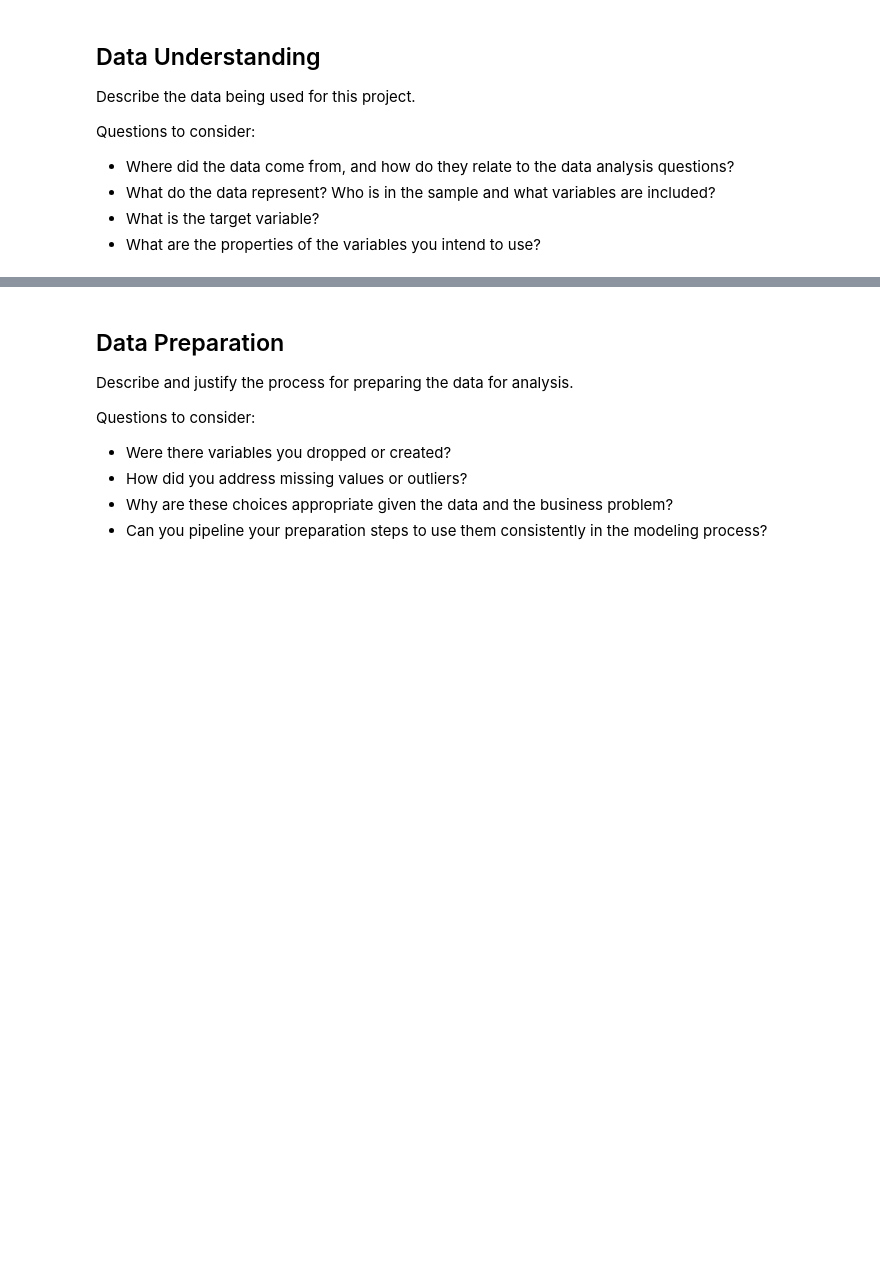
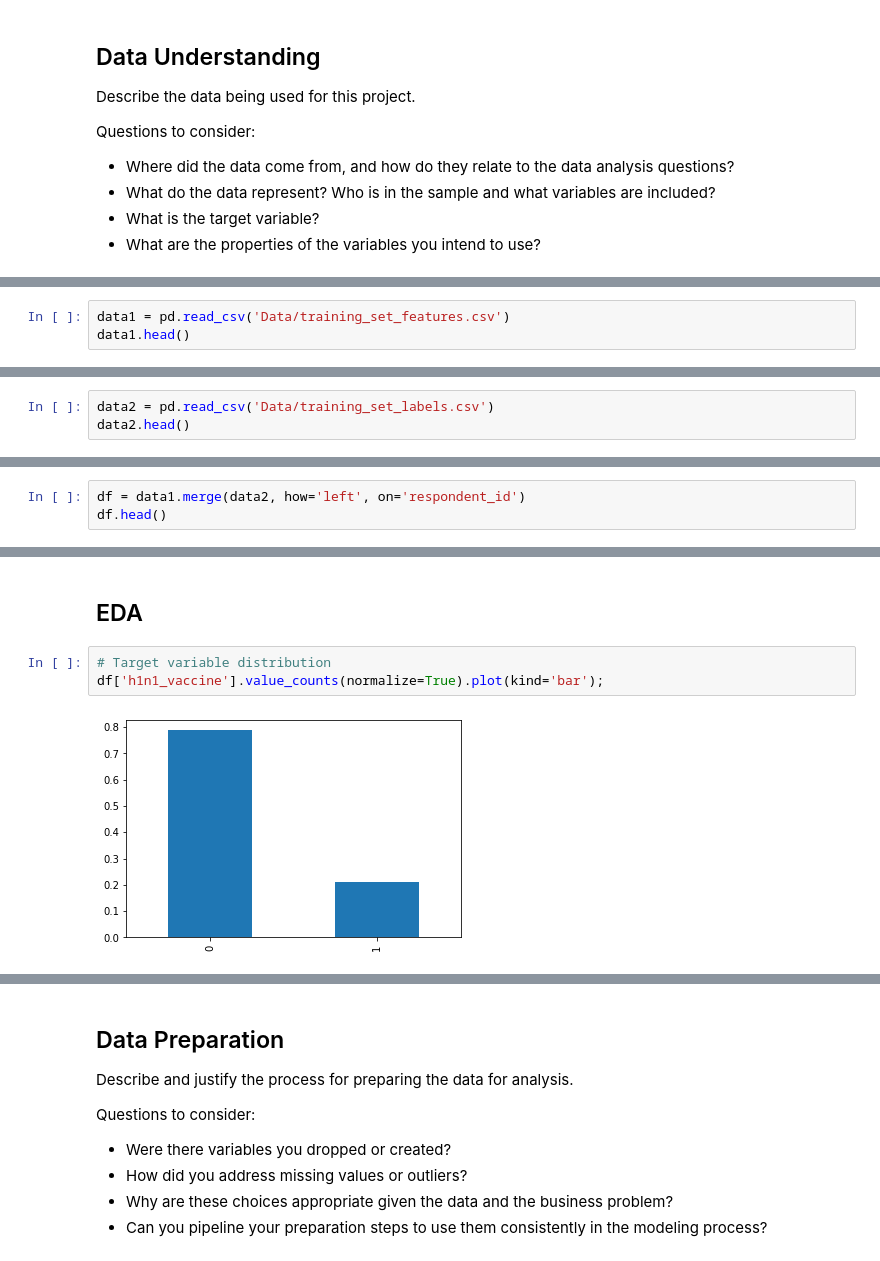
Before and after one commit to emykes/Flu_Vaccination_ML, a Jupyter notebook: Project3_Main_Notebook.ipynb, the cells around one changed output, grey strips where cells are left out. Drawn from its saved outputs; the diff is of its cells as text; blank space fills up the shorter version.

```diff
--- a/Project3_Main_Notebook.ipynb
+++ b/Project3_Main_Notebook.ipynb
@@ -40,0 +158,3 @@ Questions to consider:
+# %%
+data1 = pd.read_csv('Data/training_set_features.csv')
+data1.head()
@@ -40,0 +168,3 @@ Questions to consider:
+# %%
+data2 = pd.read_csv('Data/training_set_labels.csv')
+data2.head()
@@ -40,0 +190,3 @@ Questions to consider:
+# %%
+df = data1.merge(data2, how='left', on='respondent_id')
+df.head()
@@ -40,0 +262,7 @@ Questions to consider:
+# %% [markdown]
+## EDA
+# %%
+# Target variable distribution
+df['h1n1_vaccine'].value_counts(normalize=True).plot(kind='bar');
+# %% [output]
+[figure, added]
```
Also changed, not shown: parts of 105 cells of this notebook, 3 other files.
